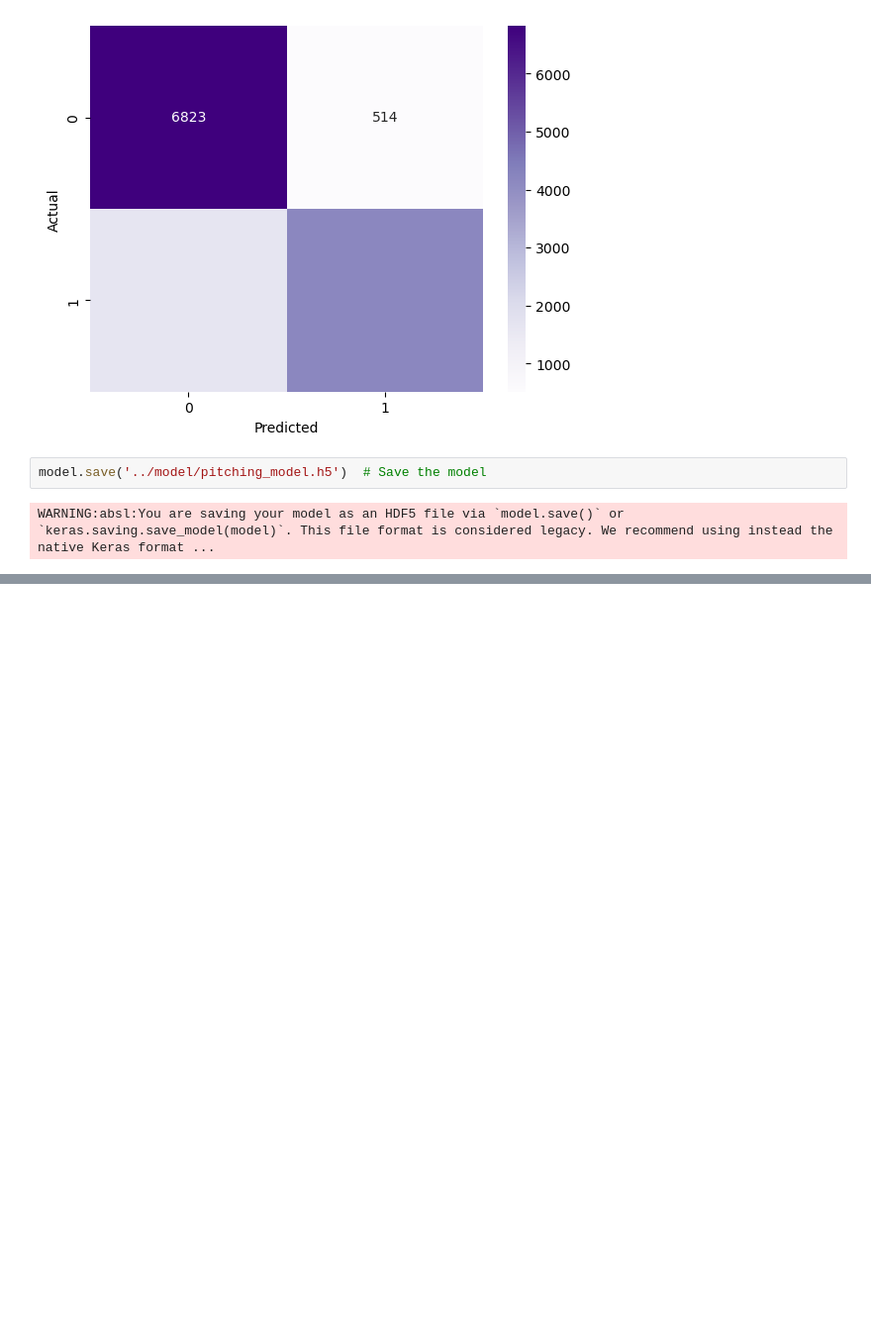
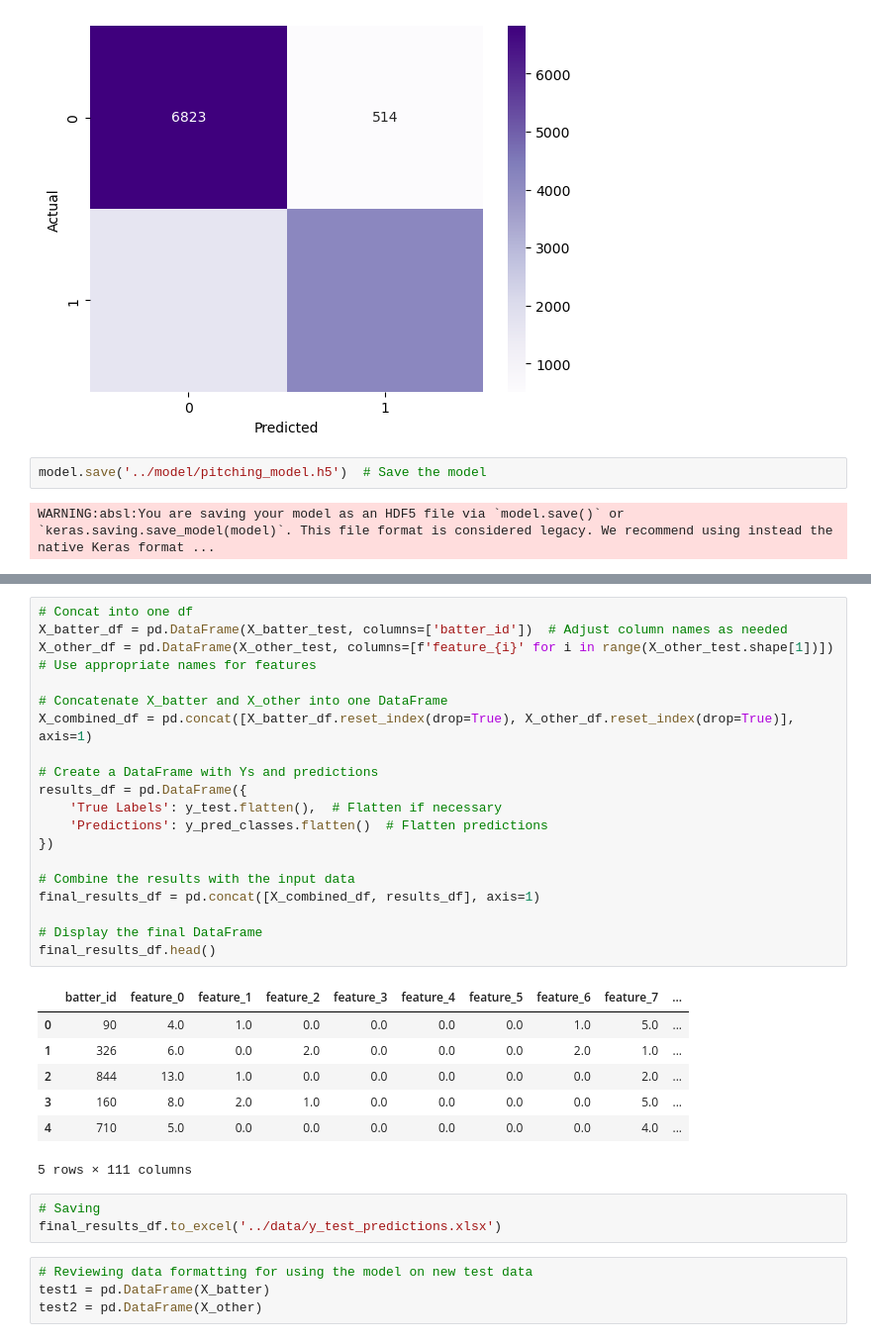
Before and after one commit to cassydm/rockies_moneyball_part-deux, a Jupyter notebook: Project 3/test_files/neural_network.ipynb, the cells around one changed output, grey strips where cells are left out. Shown at 99% size. Drawn from its saved outputs; the diff is of its cells as text; blank space fills up the shorter version.

```diff
--- a/Project 3/test_files/neural_network.ipynb
+++ b/Project 3/test_files/neural_network.ipynb
@@ -422,0 +430,34 @@ WARNING:absl:You are saving your model as an HDF5 file via `model.save()` or `ke
+# %%
+# Concat into one df
+X_batter_df = pd.DataFrame(X_batter_test, columns=['batter_id'])  # Adjust column names as needed
+X_other_df = pd.DataFrame(X_other_test, columns=[f'feature_{i}' for i in range(X_other_test.shape[1])])  # Use appropriate names for features
+
+# Concatenate X_batter and X_other into one DataFrame
+X_combined_df = pd.concat([X_batter_df.reset_index(drop=True), X_other_df.reset_index(drop=True)], axis=1)
+
+# Create a DataFrame with Ys and predictions
+results_df = pd.DataFrame({
+    'True Labels': y_test.flatten(),  # Flatten if necessary
+    'Predictions': y_pred_classes.flatten()  # Flatten predictions
+})
+
+# Combine the results with the input data
+final_results_df = pd.concat([X_combined_df, results_df], axis=1)
+
+# Display the final DataFrame
+final_results_df.head()
+# %% [output]
+|  | batter_id | feature_0 | feature_1 | feature_2 | feature_3 | feature_4 | feature_5 | feature_6 | feature_7 | ... |
+| 0 | 90 | 4.0 | 1.0 | 0.0 | 0.0 | 0.0 | 0.0 | 1.0 | 5.0 | ... |
+| 1 | 326 | 6.0 | 0.0 | 2.0 | 0.0 | 0.0 | 0.0 | 2.0 | 1.0 | ... |
+| 2 | 844 | 13.0 | 1.0 | 0.0 | 0.0 | 0.0 | 0.0 | 0.0 | 2.0 | ... |
+| 3 | 160 | 8.0 | 2.0 | 1.0 | 0.0 | 0.0 | 0.0 | 0.0 | 5.0 | ... |
+| 4 | 710 | 5.0 | 0.0 | 0.0 | 0.0 | 0.0 | 0.0 | 0.0 | 4.0 | ... |
+5 rows × 111 columns
+# %%
+# Saving
+final_results_df.to_excel('../data/y_test_predictions.xlsx')
+# %%
+# Reviewing data formatting for using the model on new test data
+test1 = pd.DataFrame(X_batter)
+test2 = pd.DataFrame(X_other)
```
Also changed, not shown: parts of 7 cells of this notebook, 9 other files.
